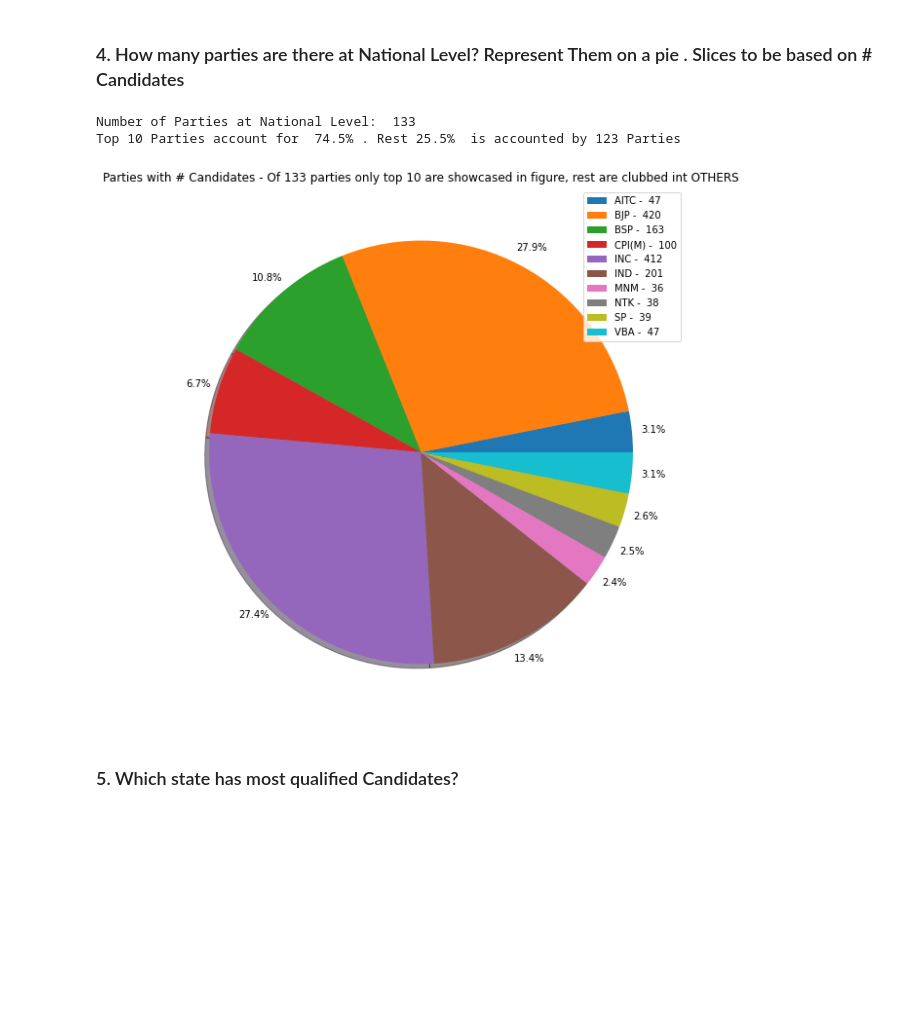
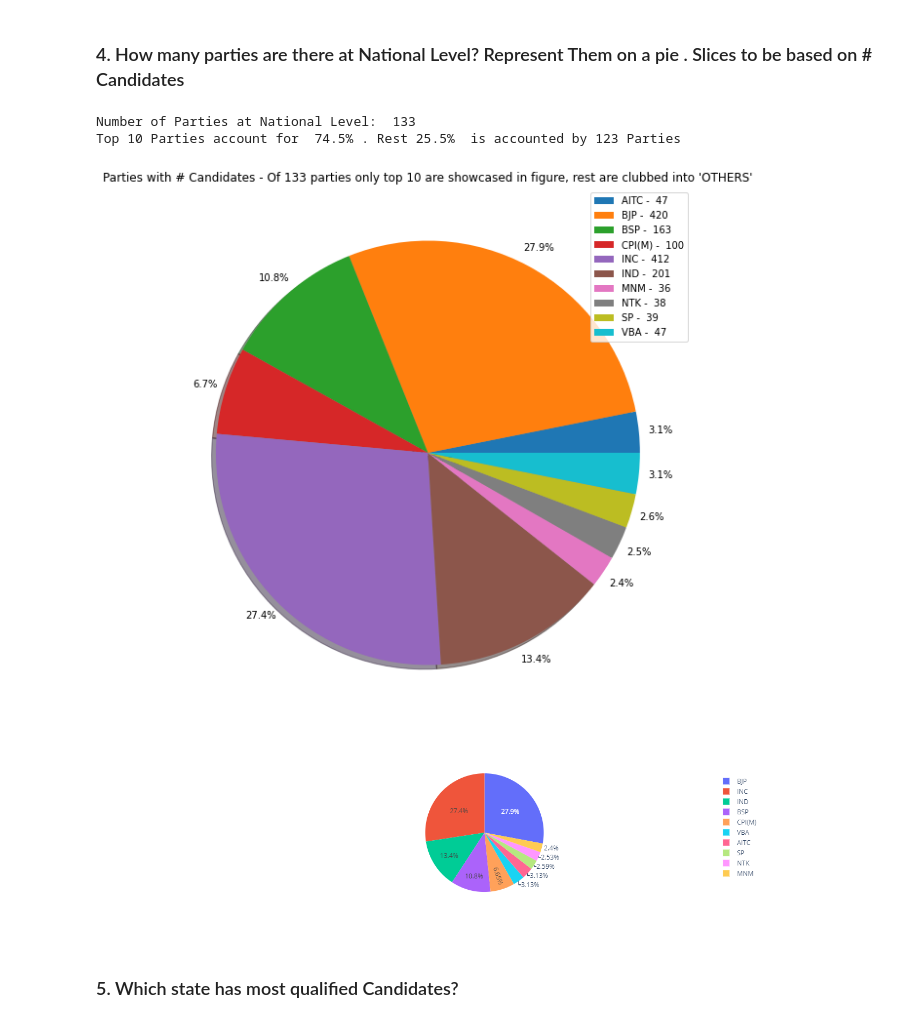
Before and after one commit to anuj3101/Atom, a Jupyter notebook: Indian_elections_2019.ipynb, the cells around one changed output. Saved outputs shown, nothing was run; the diff lists cells and outputs as text; code cells hidden in the pictures; blank space fills up the shorter version.

```diff
--- a/Indian_elections_2019.ipynb
+++ b/Indian_elections_2019.ipynb
@@ -163,27 +179,31 @@ Name: AGE, dtype: float64
 # %%
 
 print('Number of Parties at National Level: ',df.PARTY.nunique())
 
 
 fig=plt.gcf()
-fig.set_size_inches(10,10)
+fig.set_size_inches(15,10)
 
 q5=pd.DataFrame(df.groupby('PARTY')['NAME'].nunique().rank(ascending=False).sort_values(ascending=True))
 q5['PARTY']=q5.index
 q5=q5.reset_index(drop=True)
 q5=q5.join(pd.DataFrame(df.groupby('PARTY')['NAME'].nunique()),on='PARTY',how='left',lsuffix='_RANK')
 q5.loc[q5['NAME_RANK'] >10, 'PARTY'] = 'OTHERS'
 
 #q5.groupby(['PARTY'])['NAME'].sum().plot(kind='pie',subplots=True,figsize=(10,10))
 plt.pie(x=q5[q5['PARTY']!='OTHERS'].groupby(['PARTY'])['NAME'].sum(),shadow=True,autopct='%1.1f%%', pctdistance=1.1, labeldistance=1.2)
-plt.title('Parties with # Candidates - Of 133 parties only top 10 are showcased in figure, rest are clubbed int OTHERS')
+plt.title("Parties with # Candidates - Of 133 parties only top 10 are showcased in figure, rest are clubbed into 'OTHERS'")
 plt.legend(pd.DataFrame(q5[q5['PARTY']!='OTHERS'].groupby(['PARTY'])['NAME'].sum()).index + ' -  ' + (q5[q5['PARTY']!='OTHERS'].groupby(['PARTY'])['NAME'].sum()).astype(str))
 print('Top 10 Parties account for ', "{:.1%}".format(((q5[q5['PARTY']!='OTHERS']['NAME'].sum())/q5['NAME'].sum())),'. Rest', "{:.1%}".format(((q5[q5['PARTY']=='OTHERS']['NAME'].sum())/q5['NAME'].sum())),' is accounted by 123 Parties' )
 plt.show()
+
+
+px.pie(q5[q5['PARTY']!='OTHERS'],names='PARTY',values='NAME',color='PARTY',hover_data=q5.columns,labels='NAME')
 # %% [output]
 Number of Parties at National Level:  133
 Top 10 Parties account for  74.5% . Rest 25.5%  is accounted by 123 Parties
-[figure, old version]
+[figure, new version]
+[figure, added]
 # %% [markdown]
 ### 5. Which state has most qualified Candidates?
 # %%
```
Also changed, not shown: parts of 21 cells of this notebook.
